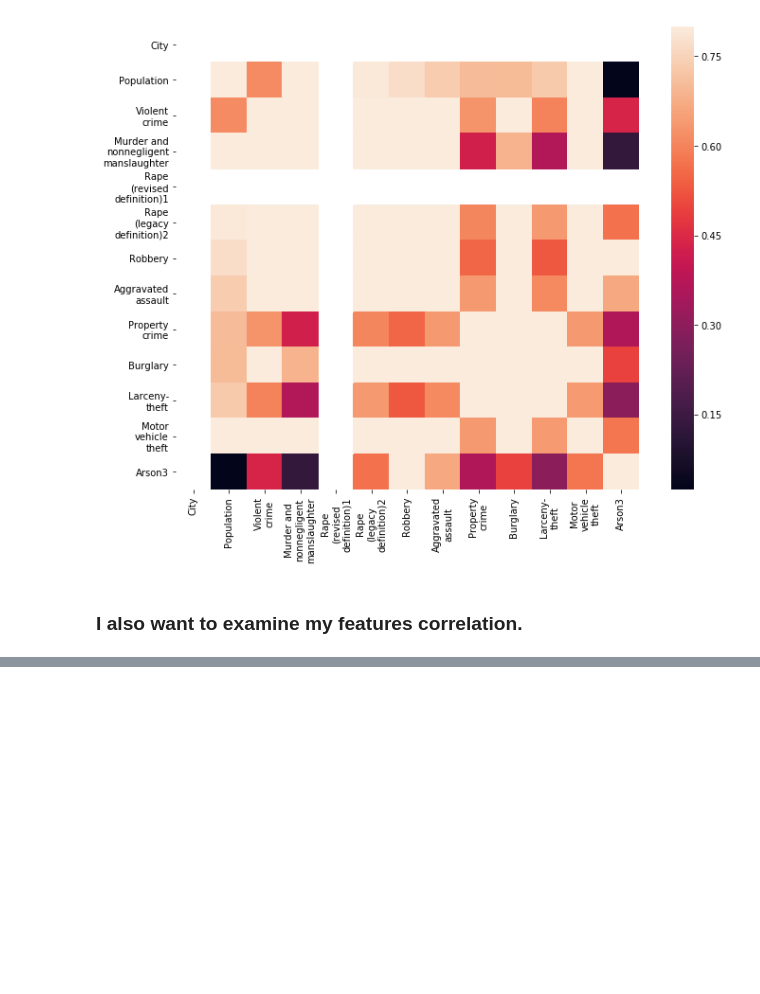
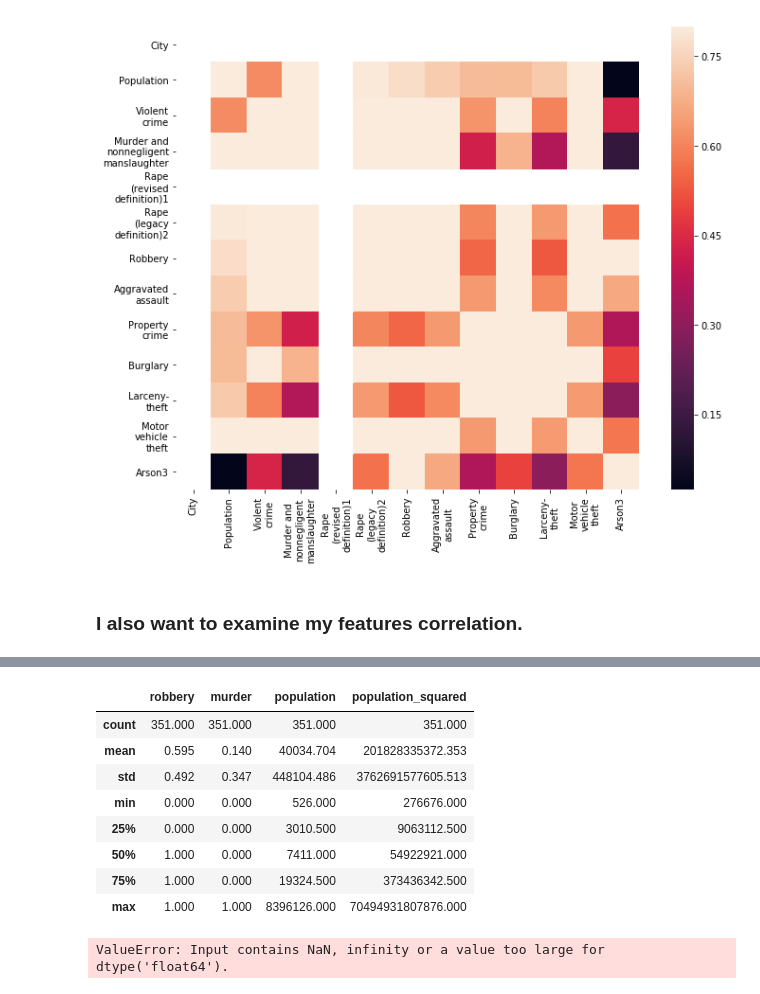
Before and after one commit to zgod89/Thinkful, a Jupyter notebook: unit2/u2l4p2.ipynb, the cells around one changed output, grey strips where cells are left out. Drawn from its saved outputs; the diff is of its cells as text; code cells hidden in the pictures; blank space fills up the shorter version.

```diff
--- a/unit2/u2l4p2.ipynb
+++ b/unit2/u2l4p2.ipynb
@@ -294,0 +326,28 @@ plt.show()
+# %%
+features.describe()
+# %% [output]
+|  | robbery | murder | population | population_squared |
+| count | 351.000 | 351.000 | 351.000 | 351.000 |
+| mean | 0.595 | 0.140 | 40034.704 | 201828335372.353 |
+| std | 0.492 | 0.347 | 448104.486 | 3762691577605.513 |
+| min | 0.000 | 0.000 | 526.000 | 276676.000 |
+| 25% | 0.000 | 0.000 | 3010.500 | 9063112.500 |
+| 50% | 1.000 | 0.000 | 7411.000 | 54922921.000 |
+| 75% | 1.000 | 0.000 | 19324.500 | 373436342.500 |
+| max | 1.000 | 1.000 | 8396126.000 | 70494931807876.000 |
+# %%
+
+
+# Instantiate and fit our model.
+regr = linear_model.LinearRegression()
+Y = crime_raw['Property\ncrime'].values.reshape(-1, 1)
+X = features[['murder', 'robbery', 'population']]
+regr.fit(X, Y)
+
+# Inspect the results.
+print('\nCoefficients: \n', regr.coef_)
+print('\nIntercept: \n', regr.intercept_)
+print('\nR-squared:')
+print(regr.score(X, Y))
+# %% [output]
+ValueError: Input contains NaN, infinity or a value too large for dtype('float64').
```
Also changed, not shown: parts of 11 cells of this notebook.
